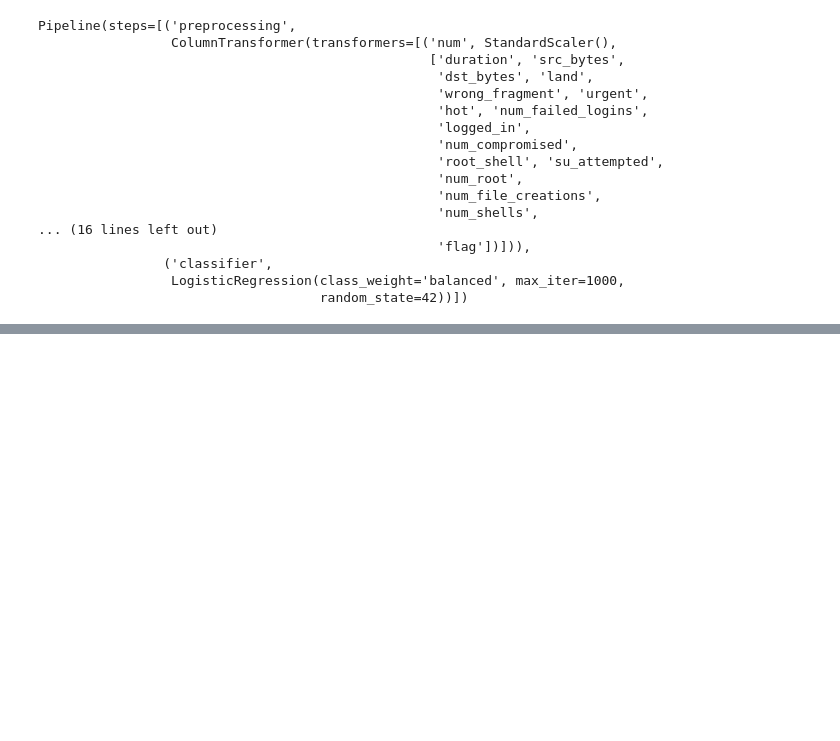
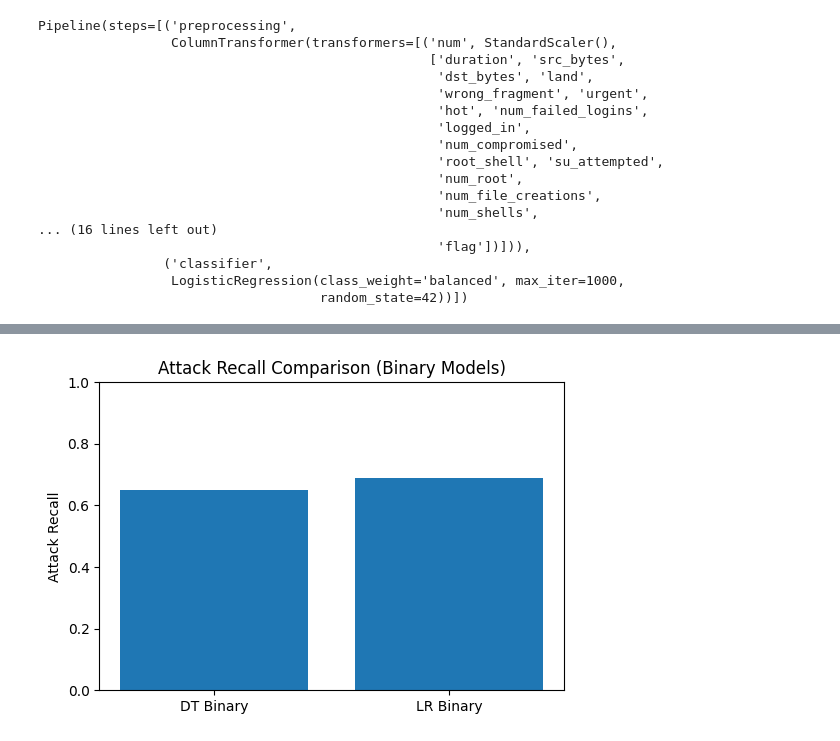
Before and after one commit to SemavalDng/Network-Intrusion-Detection-System-IDS-, a Jupyter notebook: binary_LR_ids.ipynb, the cells around one changed output, grey strips where cells are left out. Drawn from its saved outputs; the diff is of its cells as text; code cells hidden in the pictures; blank space fills up the shorter version.

```diff
--- a/binary_LR_ids.ipynb
+++ b/binary_LR_ids.ipynb
@@ -112,0 +134,12 @@ weighted avg       0.82      0.81      0.81     18710
+# %%
+models = ["DT Binary", "LR Binary"]
+attack_recall = [0.65, 0.69]  # From classification reports
+
+plt.figure(figsize=(6, 4))
+plt.bar(models, attack_recall)
+plt.ylabel("Attack Recall")
+plt.title("Attack Recall Comparison (Binary Models)")
+plt.ylim(0, 1)
+plt.show()
+# %% [output]
+[figure, added]
```
Also changed, not shown: parts of 4 cells of this notebook, 3 other files.
